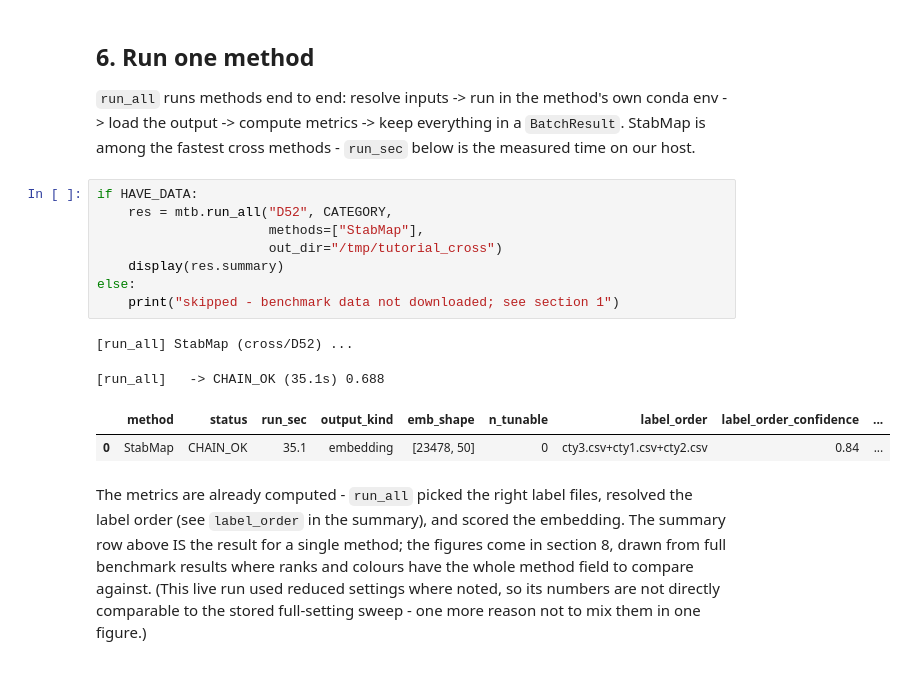
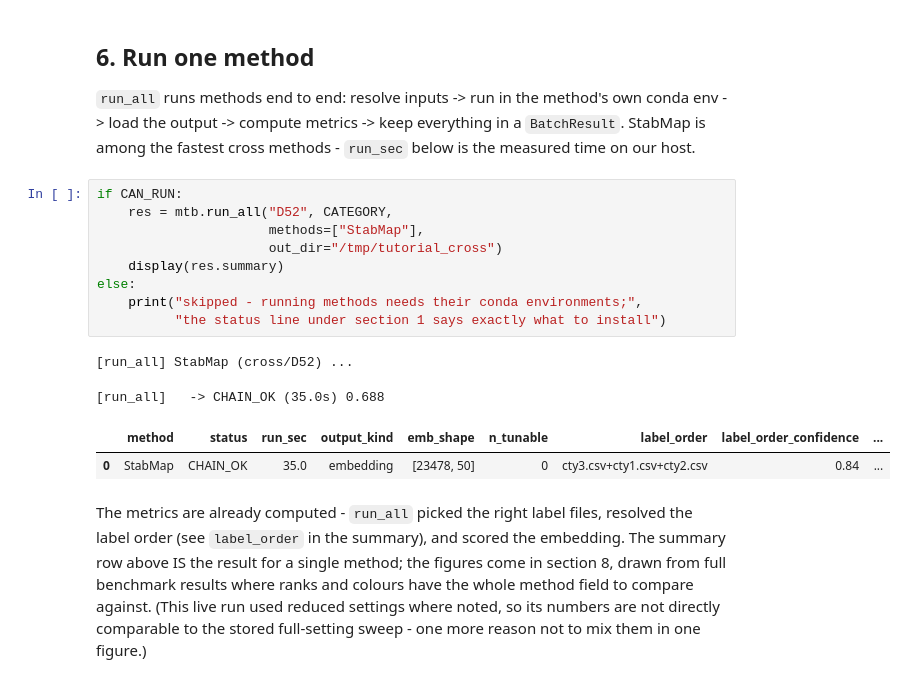
Before and after one commit to DSichang/scMultiBench, a Jupyter notebook: tutorials/cross/cross.ipynb, the cells around one changed output. Cells and saved outputs as stored; diff of their text form.

```diff
--- a/tutorials/cross/cross.ipynb
+++ b/tutorials/cross/cross.ipynb
@@ -328,18 +366,19 @@ pd.DataFrame(rows).sort_values("n_tunable", ascending=False).reset_index(drop=Tr
 conda env -> load the output -> compute metrics -> keep everything in a
 `BatchResult`. StabMap is among the fastest cross methods - `run_sec` below is the measured time on our host.
 # %%
-if HAVE_DATA:
+if CAN_RUN:
     res = mtb.run_all("D52", CATEGORY,
                       methods=["StabMap"],
                       out_dir="/tmp/tutorial_cross")
     display(res.summary)
 else:
-    print("skipped - benchmark data not downloaded; see section 1")
+    print("skipped - running methods needs their conda environments;",
+          "the status line under section 1 says exactly what to install")
 # %% [output]
 [run_all] StabMap (cross/D52) ...
-[run_all]   -> CHAIN_OK (35.1s) 0.688
+[run_all]   -> CHAIN_OK (35.0s) 0.688
 |  | method | status | run_sec | output_kind | emb_shape | n_tunable | label_order | label_order_confidence | ... |
-| 0 | StabMap | CHAIN_OK | 35.1 | embedding | [23478, 50] | 0 | cty3.csv+cty1.csv+cty2.csv | 0.84 | ... |
+| 0 | StabMap | CHAIN_OK | 35.0 | embedding | [23478, 50] | 0 | cty3.csv+cty1.csv+cty2.csv | 0.84 | ... |
 # %% [markdown]
 The metrics are already computed - `run_all` picked the right label files,
 resolved the label order (see `label_order` in the summary), and scored the
```
Also changed, not shown: parts of 5 cells of this notebook, 9 other files.
